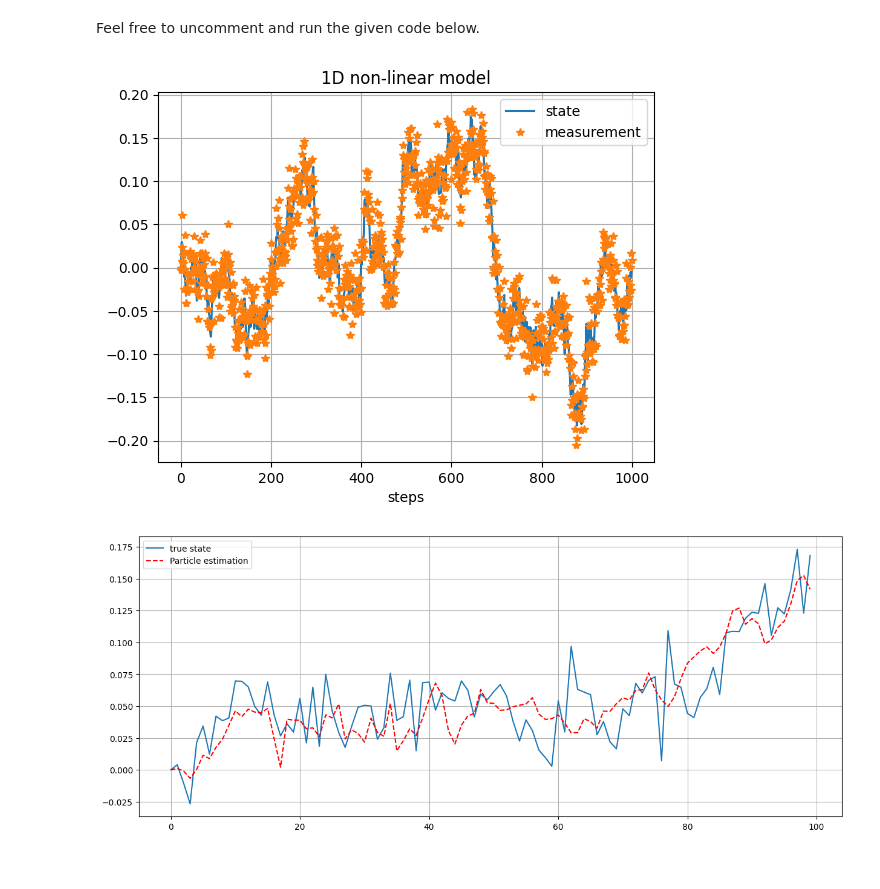
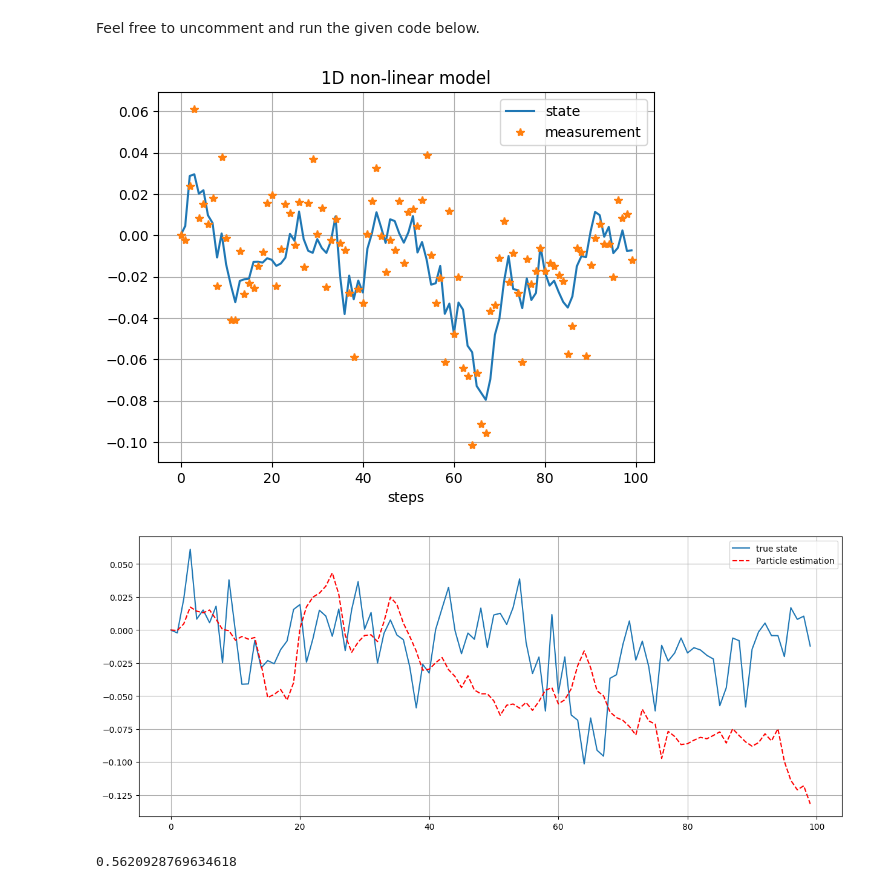
Before and after one commit to Nandu-Jagdish/BasicsOfSensorFusion23_Aalto, a Jupyter notebook: Homework11/HW11.ipynb, the cells around one changed output. Drawn from its saved outputs; the diff is of its cells as text; code cells hidden in the pictures.

```diff
--- a/Homework11/HW11.ipynb
+++ b/Homework11/HW11.ipynb
@@ -43,15 +43,15 @@ def model_simulation(seed_number, steps):
 # %% [markdown]
 Feel free to uncomment and run the given code below.
 # %%
-xs, ys = model_simulation(5, 1000)
+xs, ys = model_simulation(5, 100)
 plt.plot(xs, label='state')
 plt.plot(ys, '*', label='measurement')
 plt.title('1D non-linear model')
 plt.xlabel('steps')
 plt.legend()
 plt.grid();
 # %% [output]
-[figure, old version]
+[figure, new version]
 # %%
 Number_of_particles = 100
 def particle_init(seed,Number_of_particles,mean,std):
@@ -91,18 +91,25 @@ def bootstrap_particle_filter(seed,measurements):
         #calculate the weighted variance
         var[i]= np.sum(weights*(particles-mean[i])**2)
         #resample
-        # particles = resample(particles,weights)
+        particles = resample(particles,weights)
 
         # YOUR CODE HERE
         # raise NotImplementedError()
     return mean, var
 
-observations =  model_simulation(1, 100)[1]
+observations =  model_simulation(5, 100)[1]
 x_, cov_ = bootstrap_particle_filter(1,observations)
 plt.figure(figsize=(15,6))
-plt.plot(model_simulation(1, 100)[1], label='true state')
+plt.plot(model_simulation(5, 100)[1], label='true state')
 plt.plot(x_[:,0], 'r--', label='Particle estimation')
 plt.legend()
 plt.grid();
 # %% [output]
-[figure, old version]
+[figure, new version]
+# %%
+#RMSE calculation
+def RMSE(x_,observations):
+    return np.sqrt(np.sum((x_[:,0]-observations)**2)/len(observations))
+print(RMSE(x_,observations))
+# %% [output]
+0.5620928769634618
```
